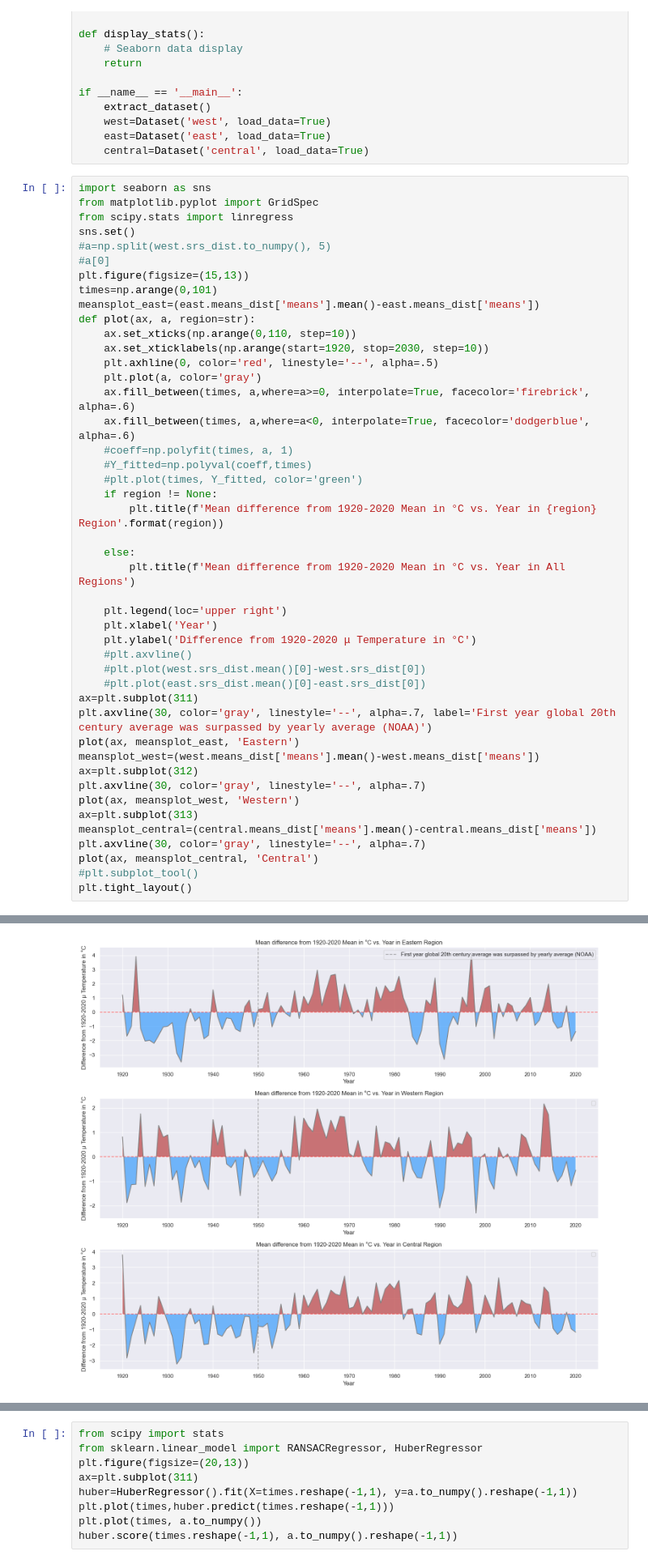
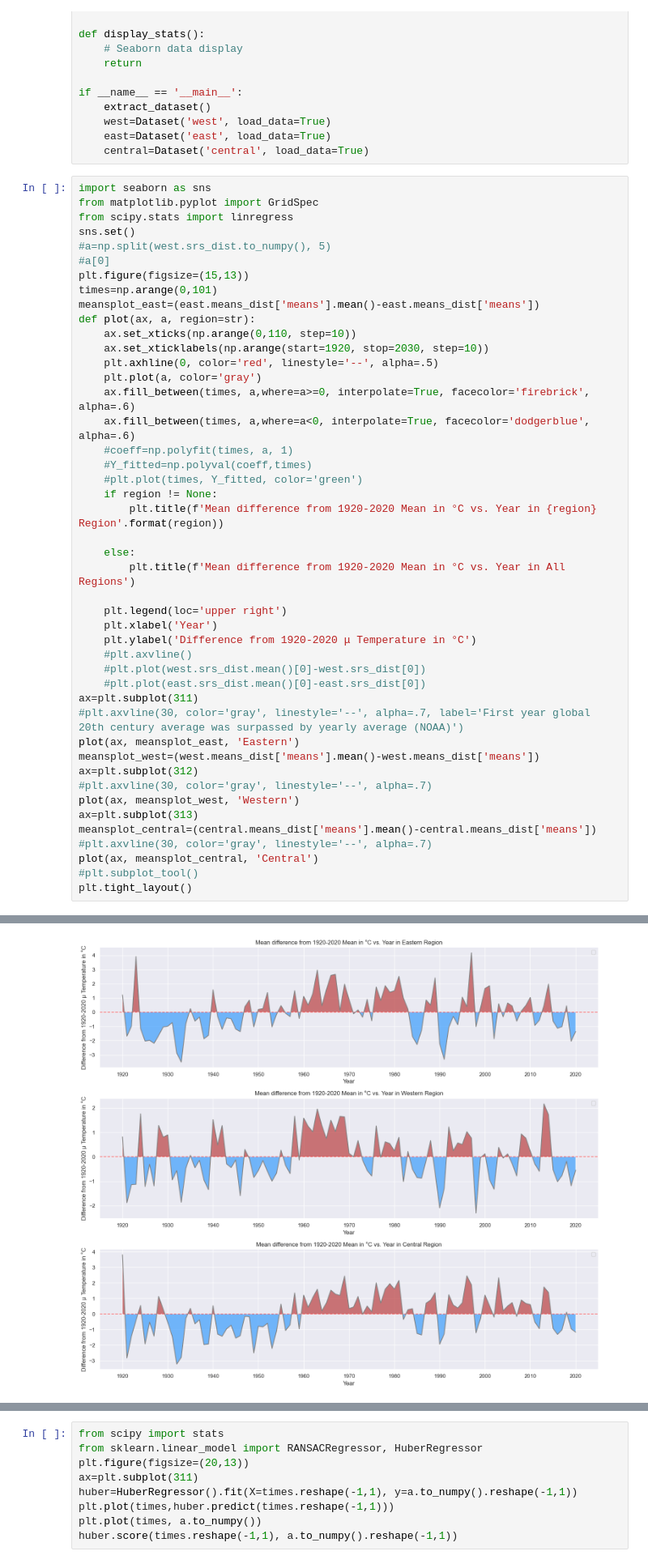
Before and after one commit to davisclarke/NC-Climate-Analysis, a Jupyter notebook: main.ipynb, the cells around one changed output, grey strips where cells are left out. Shown: that part at 81% size. Drawn from its saved outputs; the diff is of its cells as text.

```diff
--- a/main.ipynb
+++ b/main.ipynb
@@ -137,15 +137,15 @@ def plot(ax, a, region=str):
     #plt.plot(west.srs_dist.mean()[0]-west.srs_dist[0])
     #plt.plot(east.srs_dist.mean()[0]-east.srs_dist[0])
 ax=plt.subplot(311)
-plt.axvline(30, color='gray', linestyle='--', alpha=.7, label='First year global 20th century average was surpassed by yearly average (NOAA)')
+#plt.axvline(30, color='gray', linestyle='--', alpha=.7, label='First year global 20th century average was surpassed by yearly average (NOAA)')
 plot(ax, meansplot_east, 'Eastern')
 meansplot_west=(west.means_dist['means'].mean()-west.means_dist['means'])
 ax=plt.subplot(312)
-plt.axvline(30, color='gray', linestyle='--', alpha=.7)
+#plt.axvline(30, color='gray', linestyle='--', alpha=.7)
 plot(ax, meansplot_west, 'Western')
 ax=plt.subplot(313)
 meansplot_central=(central.means_dist['means'].mean()-central.means_dist['means'])
-plt.axvline(30, color='gray', linestyle='--', alpha=.7)
+#plt.axvline(30, color='gray', linestyle='--', alpha=.7)
 plot(ax, meansplot_central, 'Central')
 #plt.subplot_tool()
 plt.tight_layout()
@@ -155,4 +156,4 @@ No artists with labels found to put in legend.  Note that artists whose label st
-[figure, old version]
+[figure, new version]
 # %%
 from scipy import stats
 from sklearn.linear_model import RANSACRegressor, HuberRegressor
```
Also changed, not shown: parts of 4 cells of this notebook, 2 other files.
